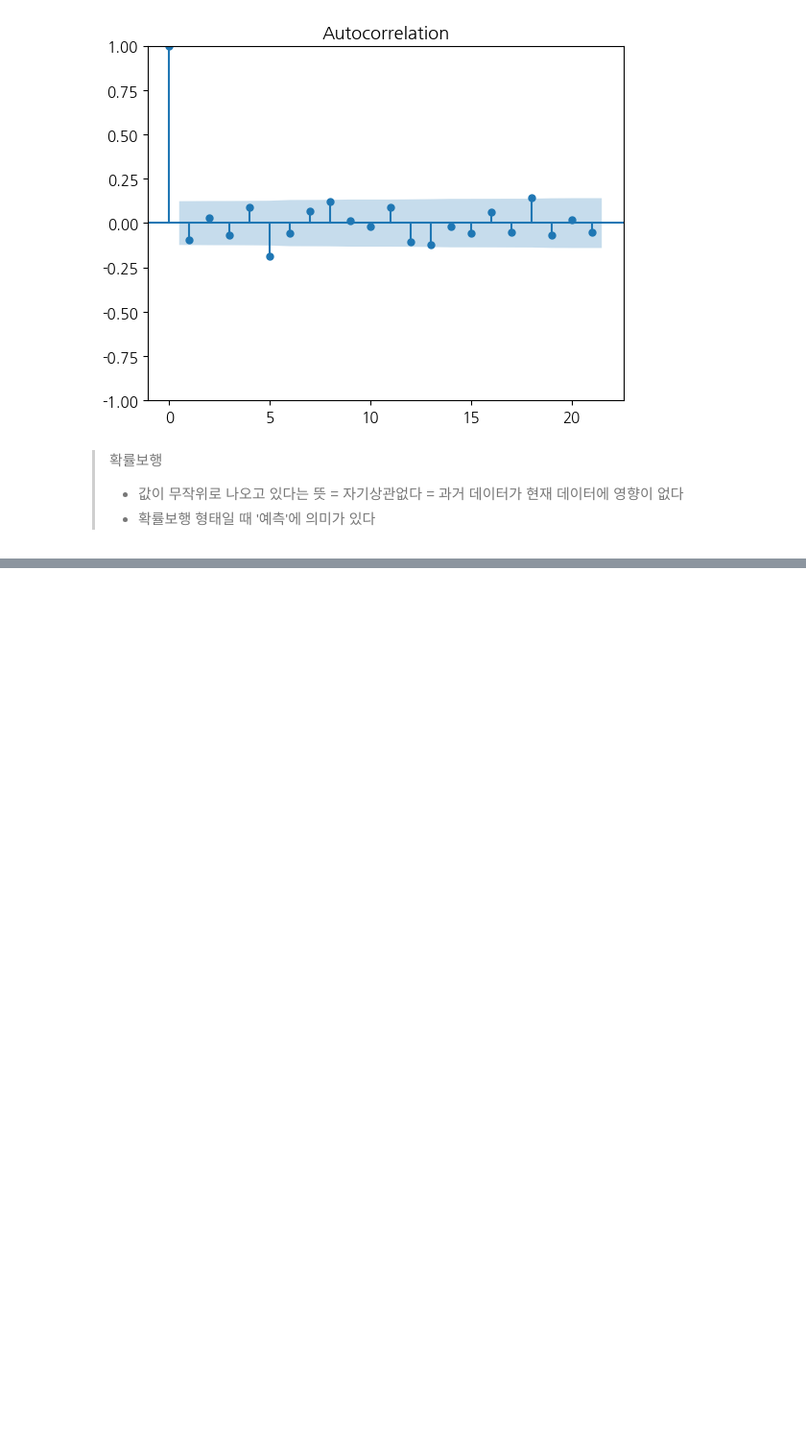
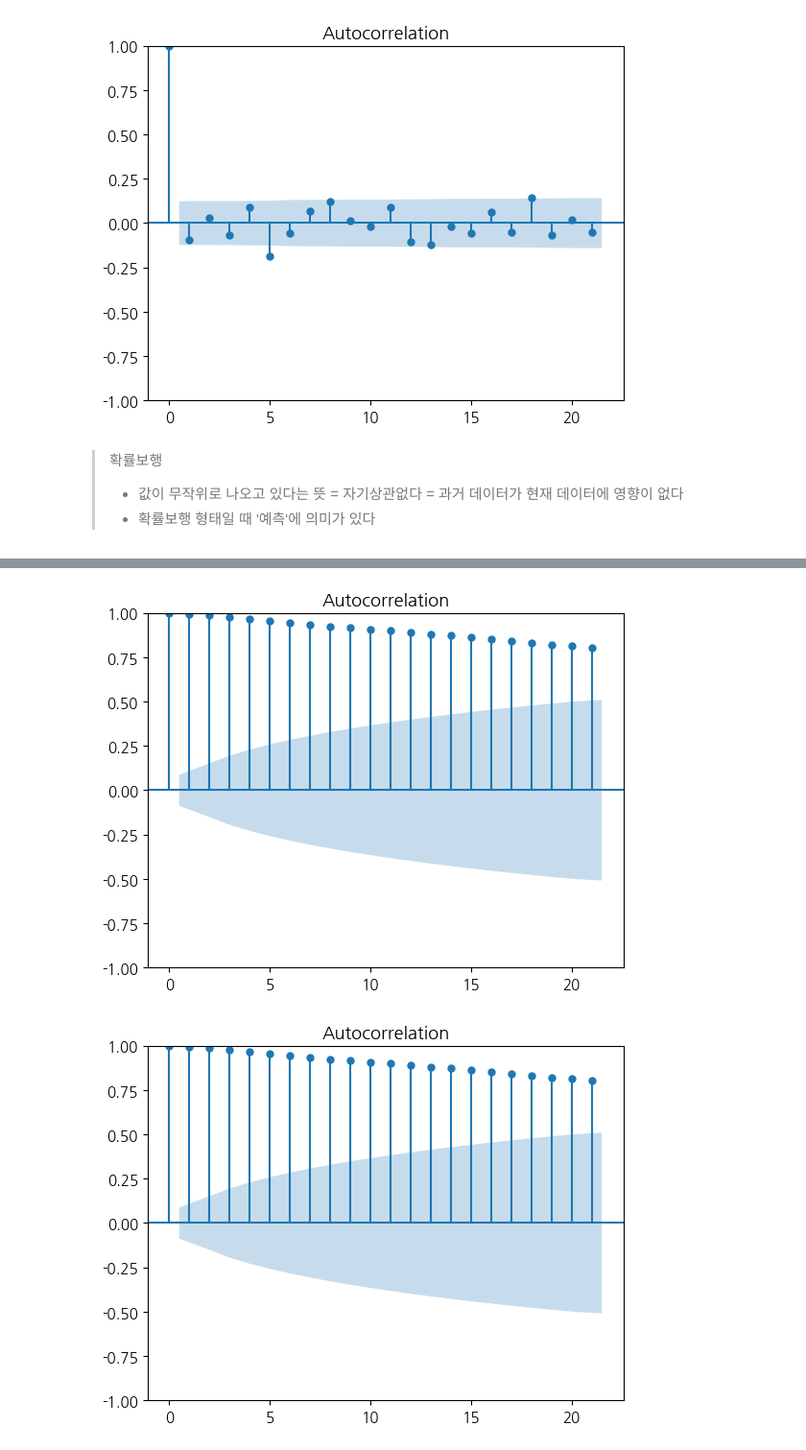
Before and after one commit to dsleslie/Archiving, a Jupyter notebook: IMDGB/step09_ts/python_ts_241122.ipynb, the cells around one changed output, grey strips where cells are left out. Shown at 96% size. Saved outputs shown, nothing was run; the diff lists cells and outputs as text; code cells hidden in the pictures; blank space fills up the shorter version.

```diff
--- a/IMDGB/step09_ts/python_ts_241122.ipynb
+++ b/IMDGB/step09_ts/python_ts_241122.ipynb
@@ -781,0 +856,5 @@ plot_acf(diff_close, lags=21)
+# %%
+plot_acf(df['widget_sales'], lags=21)
+# %% [output]
+[figure, added]
+[figure, added]
```
Also changed, not shown: parts of 32 cells of this notebook, 2 other files.
